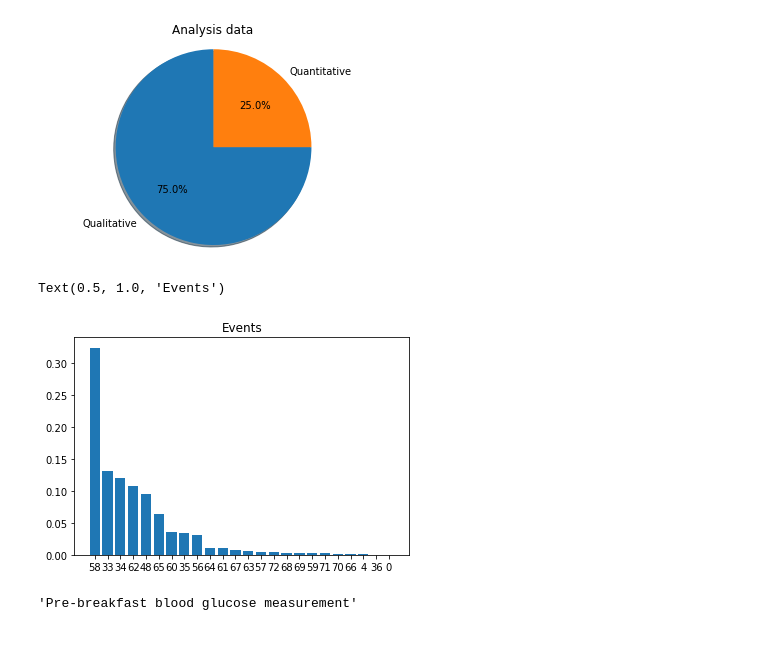
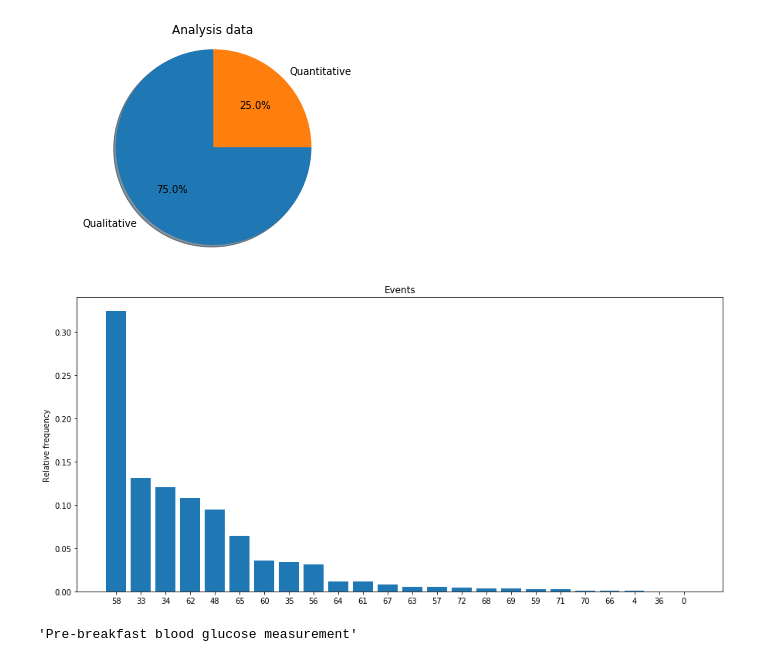
Before and after one commit to martaasp/tfm, a Jupyter notebook: smart-medical-dashboard.ipynb, the cells around one changed output. Saved outputs shown, nothing was run; the diff lists cells and outputs as text; code cells hidden in the pictures.

Commit message:
improve graphs

```diff
--- a/smart-medical-dashboard.ipynb
+++ b/smart-medical-dashboard.ipynb
@@ -533,12 +540,14 @@ Number of categorical variables: 3       Percentage: 75.00%
 Number of numerical variables: 1         Percentage: 25.00%
 [figure]
 # %%
+plt.figure(figsize=(15,7))
 aux = an_data.select("code").toPandas()
 plt.bar(aux["code"].unique(), aux["code"].value_counts()/an_data.count())
 plt.title("Events")
+plt.ylabel("Relative frequency")
+plt.rcParams.update({'font.size': 16})
 # %% [output]
-Text(0.5, 1.0, 'Events')
-[figure, old version]
+[figure, new version]
 # %%
 mapping['58']
 # %% [output]
```
Also changed, not shown: parts of 17 cells of this notebook.
